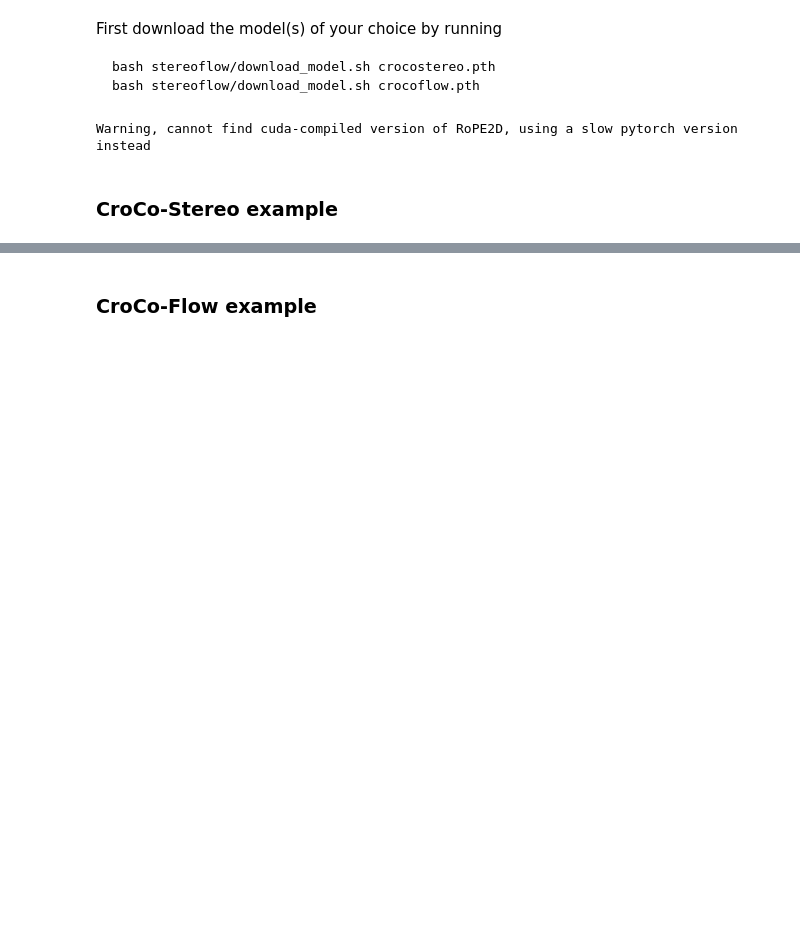
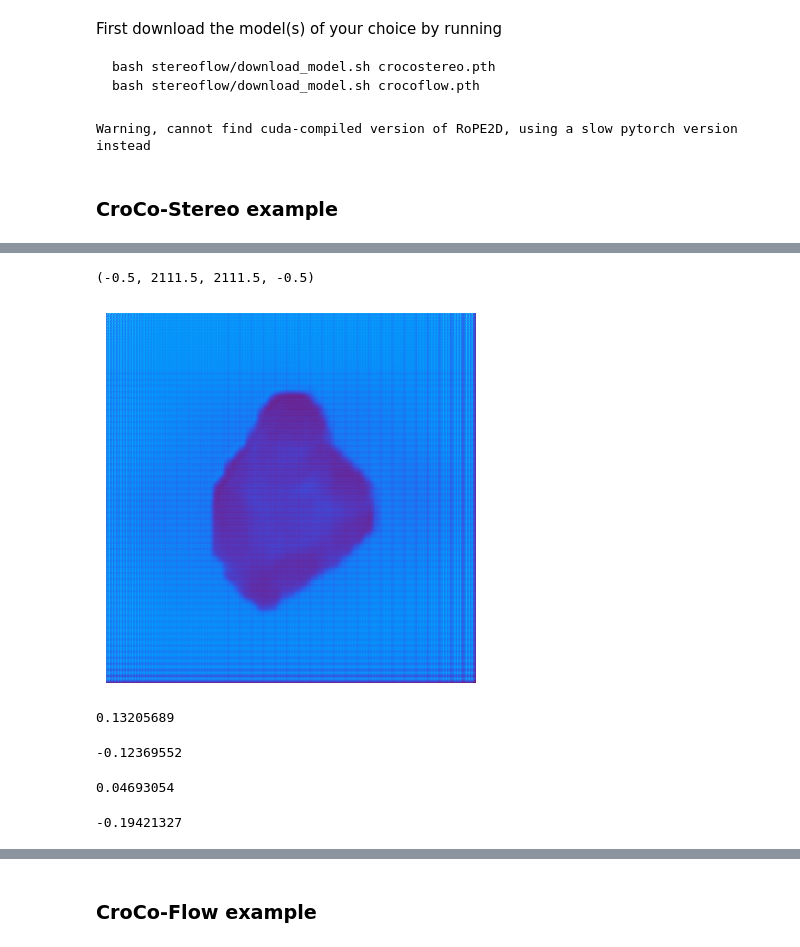
Before and after one commit to czanoli/ETH-Semester-Project, a Jupyter notebook: external/crocov2/croco-stereo-flow-demo.ipynb, the cells around one changed output, grey strips where cells are left out. Cells and saved outputs as stored; diff of their text form; code cells hidden in the pictures; blank space fills up the shorter version.

```diff
--- a/external/crocov2/croco-stereo-flow-demo.ipynb
+++ b/external/crocov2/croco-stereo-flow-demo.ipynb
@@ -57,0 +87,22 @@ plt.axis('off')
+# %%
+plt.imshow(vis_disparity(pred))
+plt.axis('off')
+# %% [output]
+(-0.5, 2111.5, 2111.5, -0.5)
+[figure, added]
+# %%
+pred.max()
+# %% [output]
+0.13205689
+# %%
+pred.max()
+# %% [output]
+-0.12369552
+# %%
+pred.min()
+# %% [output]
+0.04693054
+# %%
+pred.min()
+# %% [output]
+-0.19421327
```
Also changed, not shown: parts of 12 cells of this notebook, 23 other files.
